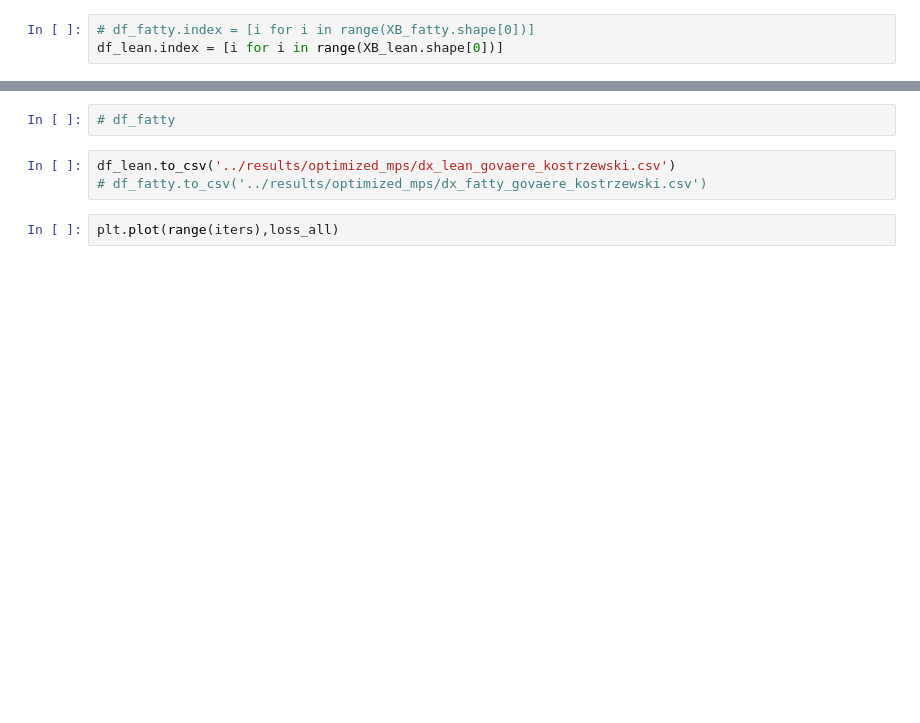
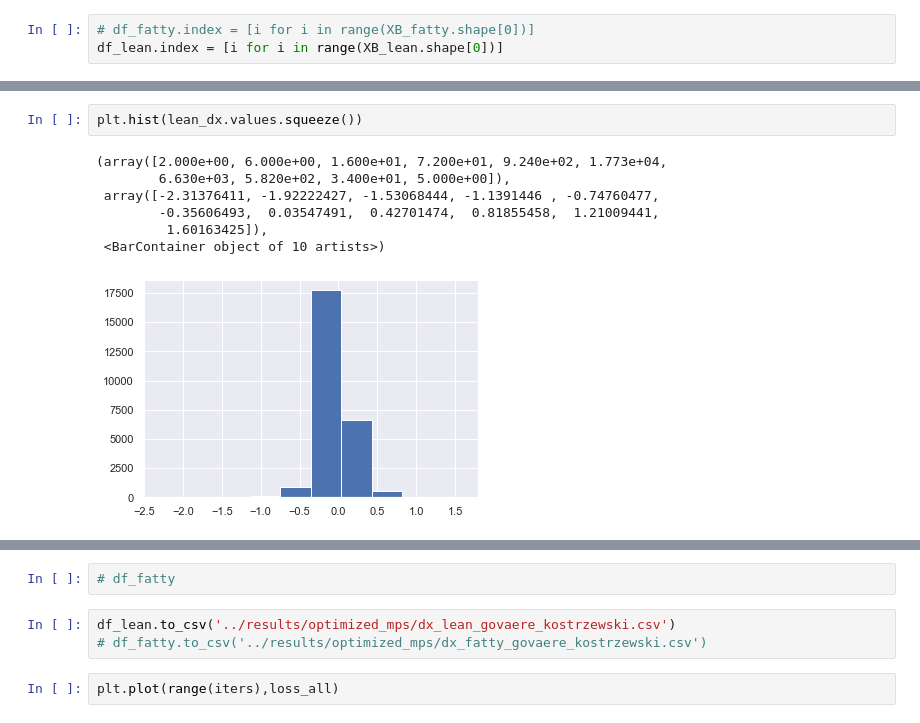
Before and after one commit to NickMeim/FattyLiverModeling, a Jupyter notebook: optimization/maximizeExplainedVariance.ipynb, the cells around one changed output, grey strips where cells are left out. Cells and saved outputs as stored; diff of their text form; blank space fills up the shorter version.

```diff
--- a/optimization/maximizeExplainedVariance.ipynb
+++ b/optimization/maximizeExplainedVariance.ipynb
@@ -256,0 +278,10 @@ df_lean
+# %%
+plt.hist(lean_dx.values.squeeze())
+# %% [output]
+(array([2.000e+00, 6.000e+00, 1.600e+01, 7.200e+01, 9.240e+02, 1.773e+04,
+        6.630e+03, 5.820e+02, 3.400e+01, 5.000e+00]),
+ array([-2.31376411, -1.92222427, -1.53068444, -1.1391446 , -0.74760477,
+        -0.35606493,  0.03547491,  0.42701474,  0.81855458,  1.21009441,
+         1.60163425]),
+ <BarContainer object of 10 artists>)
+[figure, added]
```
Also changed, not shown: parts of 8 cells of this notebook, 13 other files.
